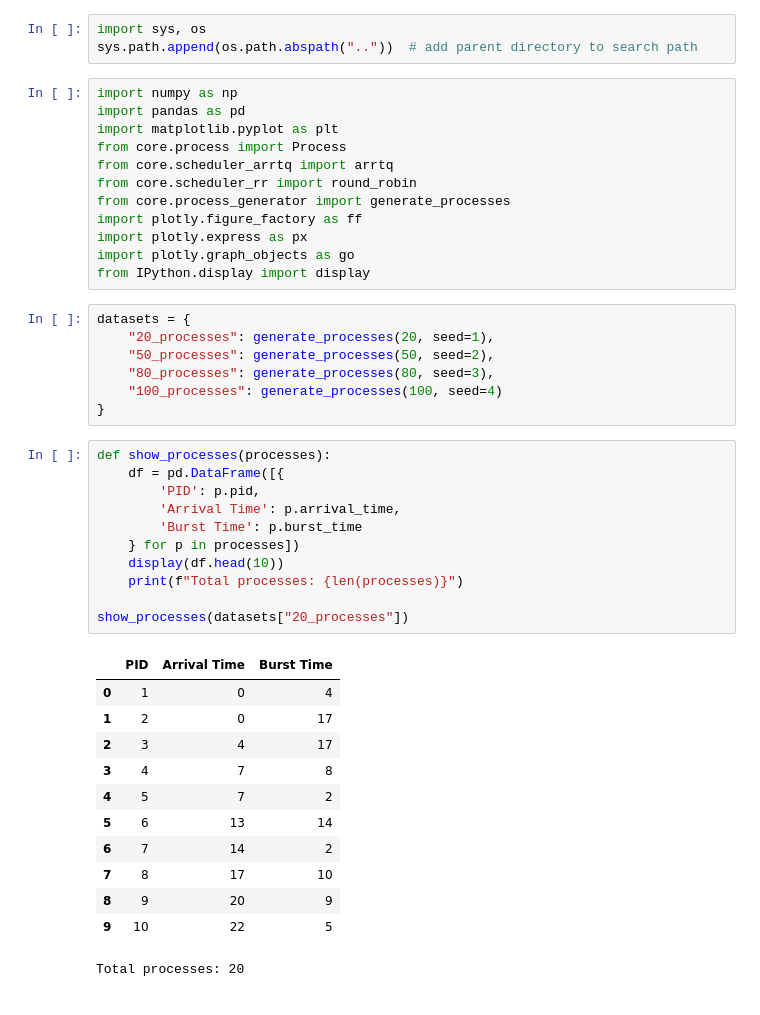
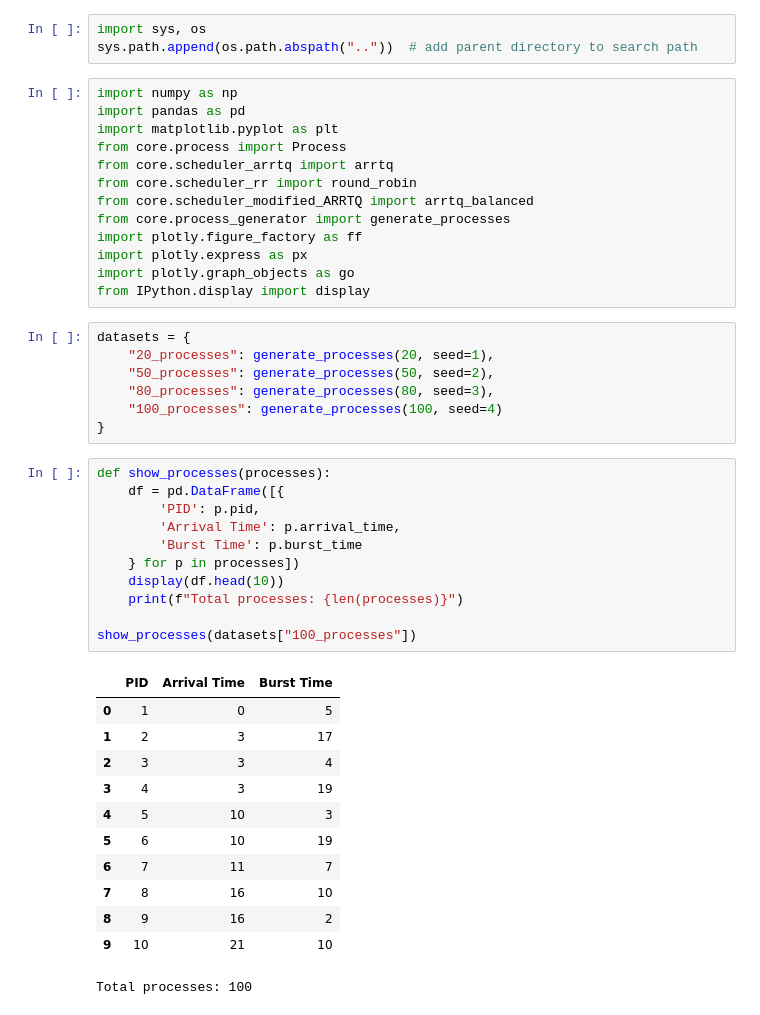
Before and after one commit to abhikarki/ARRTQ-Scheduling, a Jupyter notebook: notebooks/compare_baseRR_ARRTQ_modifiedARRTQ.ipynb, the cells around one changed output. Drawn from its saved outputs; the diff is of its cells as text.

```diff
--- a/notebooks/compare_baseRR_ARRTQ_modifiedARRTQ.ipynb
+++ b/notebooks/compare_baseRR_ARRTQ_modifiedARRTQ.ipynb
@@ -10,6 +10,7 @@ import matplotlib.pyplot as plt
 from core.process import Process
 from core.scheduler_arrtq import arrtq
 from core.scheduler_rr import round_robin
+from core.scheduler_modified_ARRTQ import arrtq_balanced
 from core.process_generator import generate_processes
 import plotly.figure_factory as ff
 import plotly.express as px
@@ -25,24 +26,24 @@ datasets = {
 # %%
 def show_processes(processes):
     df = pd.DataFrame([{
         'PID': p.pid,
         'Arrival Time': p.arrival_time,
         'Burst Time': p.burst_time
     } for p in processes])
     display(df.head(10))
     print(f"Total processes: {len(processes)}")
 
-show_processes(datasets["20_processes"])
+show_processes(datasets["100_processes"])
 # %% [output]
 |  | PID | Arrival Time | Burst Time |
-| 0 | 1 | 0 | 4 |
-| 1 | 2 | 0 | 17 |
-| 2 | 3 | 4 | 17 |
-| 3 | 4 | 7 | 8 |
-| 4 | 5 | 7 | 2 |
-| 5 | 6 | 13 | 14 |
-| 6 | 7 | 14 | 2 |
-| 7 | 8 | 17 | 10 |
-| 8 | 9 | 20 | 9 |
-| 9 | 10 | 22 | 5 |
+| 0 | 1 | 0 | 5 |
+| 1 | 2 | 3 | 17 |
+| 2 | 3 | 3 | 4 |
+| 3 | 4 | 3 | 19 |
+| 4 | 5 | 10 | 3 |
+| 5 | 6 | 10 | 19 |
+| 6 | 7 | 11 | 7 |
+| 7 | 8 | 16 | 10 |
+| 8 | 9 | 16 | 2 |
+| 9 | 10 | 21 | 10 |
-Total processes: 20
+Total processes: 100
```
Also changed, not shown: parts of 2 cells of this notebook, 1 other file.
